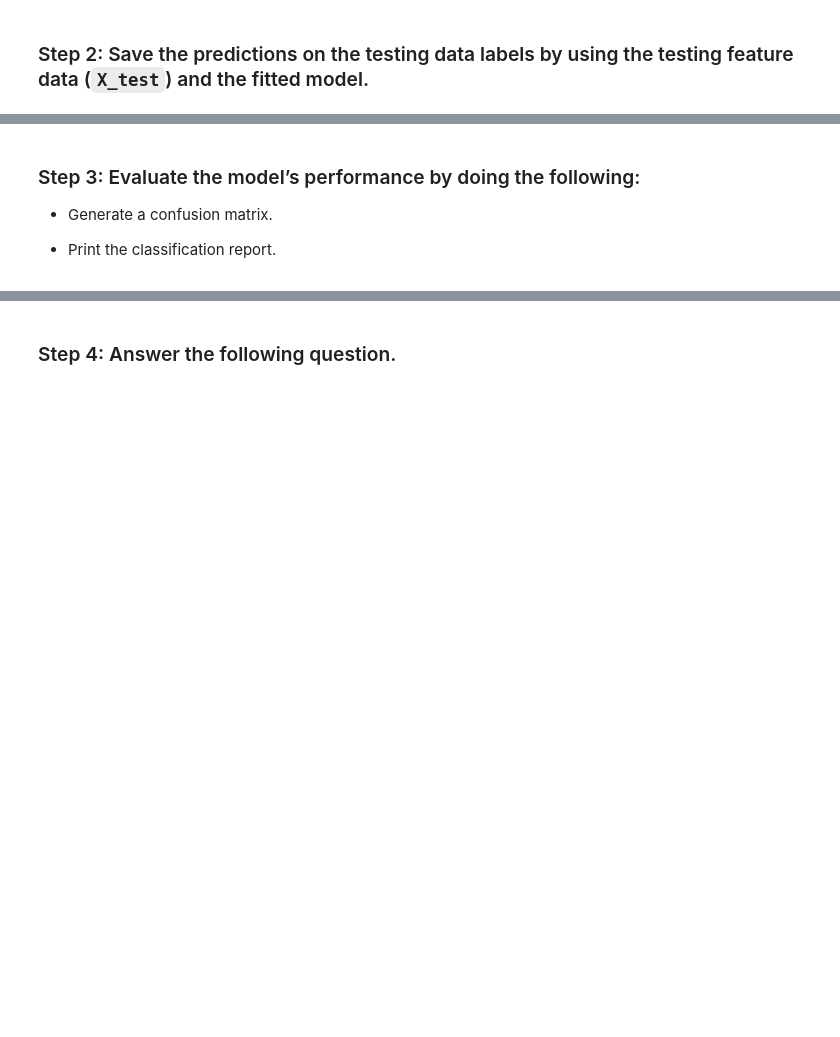
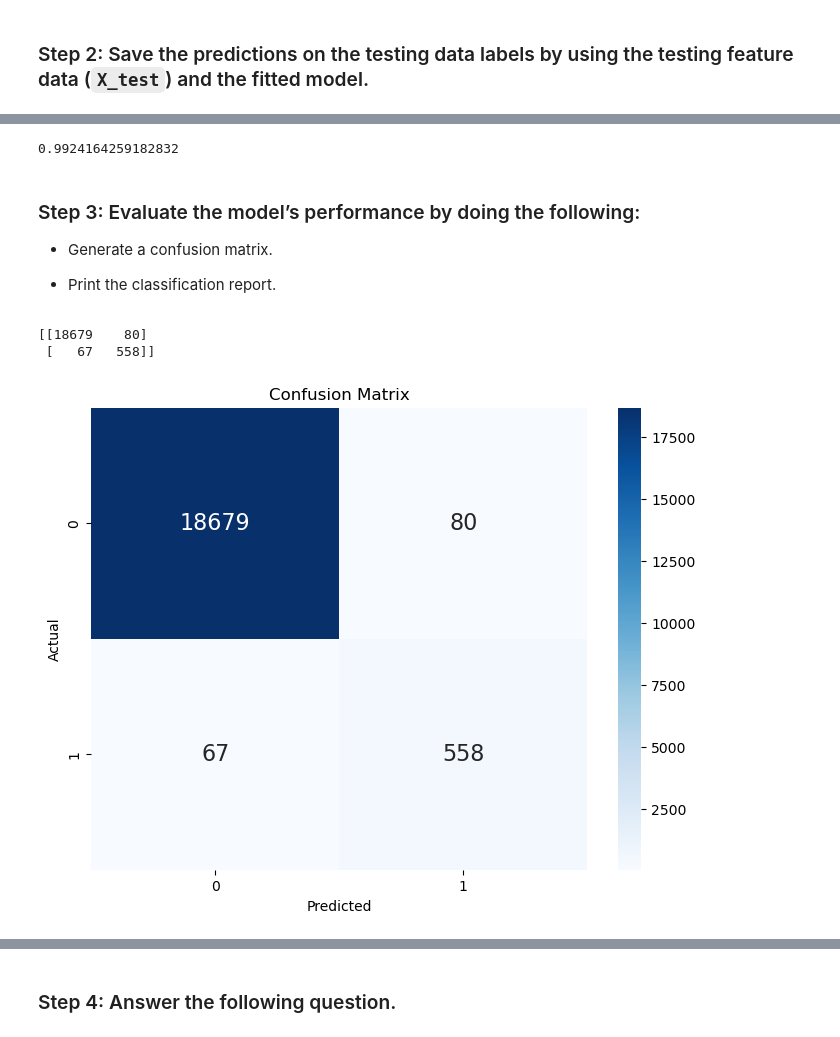
Before and after one commit to gfsiciliani/credit-risk-classification, a Jupyter notebook: credit_risk/credit_risk_classification.ipynb, the cells around one changed output, grey strips where cells are left out. Cells and saved outputs as stored; diff of their text form; code cells hidden in the pictures; blank space fills up the shorter version.

```diff
--- a/credit_risk/credit_risk_classification.ipynb
+++ b/credit_risk/credit_risk_classification.ipynb
@@ -62,7 +62,8 @@ from sklearn.model_selection import train_test_split
 
 # Split the data using train_test_split
 # Assign a random_state of 1 to the function
-# YOUR CODE HERE!
+
+X_train, X_test, y_train, y_test = train_test_split(X, y, random_state=1, stratify=y)
 # %% [markdown]
 ---
 # %% [markdown]
@@ -75,7 +76,7 @@ from sklearn.linear_model import LogisticRegression
 
 # Instantiate the Logistic Regression model
 # Assign a random_state parameter of 1 to the model
-# YOUR CODE HERE!
+classifier = LogisticRegression(solver='lbfgs', random_state=1)
 
 # Fit the model using training data
-# YOUR CODE HERE!
+classifier.fit(X_train, y_train)
@@ -83,4 +86,6 @@ from sklearn.linear_model import LogisticRegression
 ### Step 2: Save the predictions on the testing data labels by using the testing feature data (`X_test`) and the fitted model.
 # %%
 # Make a prediction using the testing data
-# YOUR CODE HERE!
+predictions = classifier.predict(X_test)
+results = pd.DataFrame({"Prediction": predictions, "Actual": y_test})
+results.head(10)
@@ -87,3 +104,8 @@ from sklearn.linear_model import LogisticRegression
+# %%
+from sklearn.metrics import accuracy_score
+accuracy_score(y_test, predictions)
+# %% [output]
+0.9924164259182832
 # %% [markdown]
 ### Step 3: Evaluate the model’s performance by doing the following:
 
@@ -92,4 +114,25 @@ from sklearn.linear_model import LogisticRegression
 * Print the classification report.
 # %%
 # Generate a confusion matrix for the model
-# YOUR CODE HERE!
+from sklearn.metrics import confusion_matrix
+print(confusion_matrix(y_test, predictions))
+# %% [output]
+[[18679    80]
+ [   67   558]]
+# %%
+import matplotlib.pyplot as plt
+import seaborn as sns
+# Generate the confusion matrix
+
+cm = confusion_matrix(y_test, predictions)
+
+plt.figure(figsize=(8, 6))  # Adjust the figure size here
+sns.heatmap(cm, annot=True, fmt="d", cmap="Blues",
+
+            annot_kws={"size": 16})  # Adjust annotation font size here
+plt.ylabel('Actual')
+plt.xlabel('Predicted')
+plt.title('Confusion Matrix')
+plt.show()
+# %% [output]
+[figure, added]
```
Also changed, not shown: parts of 5 cells of this notebook.
